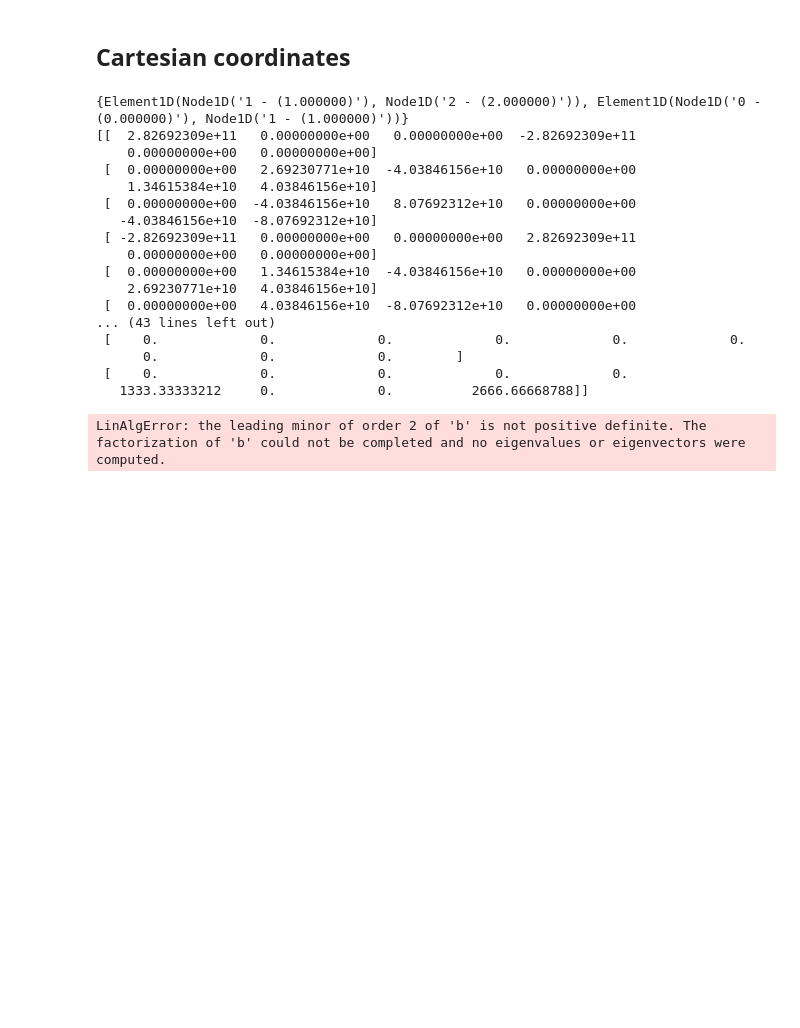
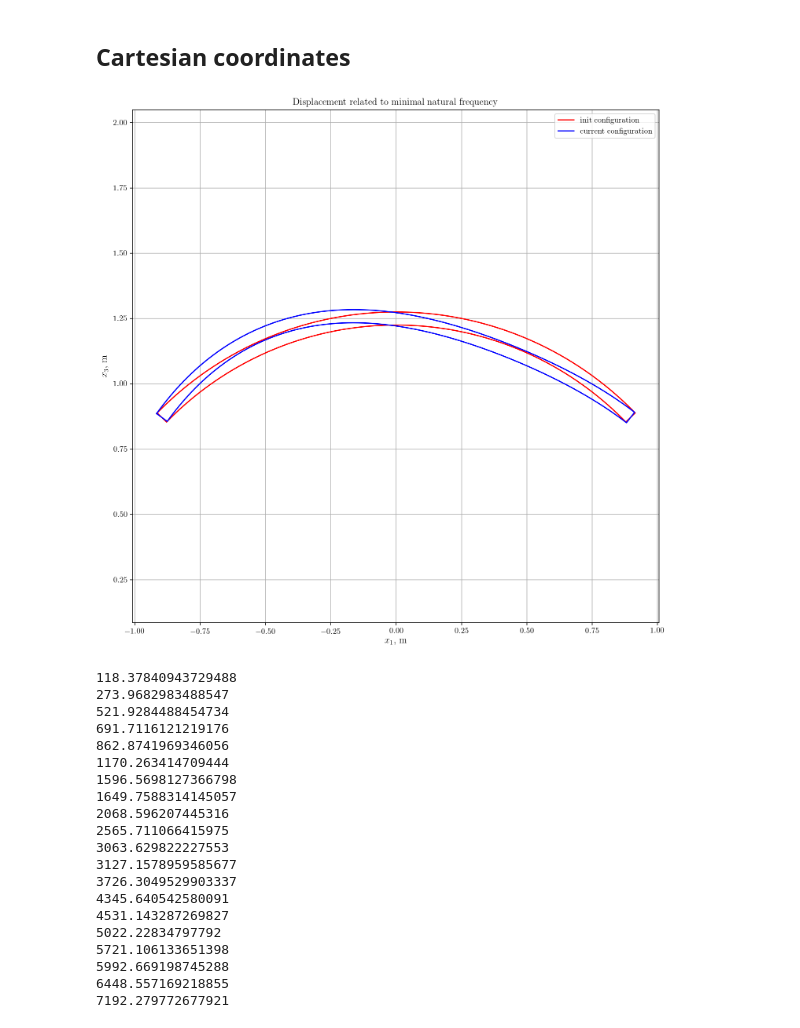
Before and after one commit to tarashor/vibrations, a Jupyter notebook: py/notebooks/LinearSolShellsFEM.ipynb, the cells around one changed output. Drawn from its saved outputs; the diff is of its cells as text; code cells hidden in the pictures; blank space fills up the shorter version.

```diff
--- a/py/notebooks/LinearSolShellsFEM.ipynb
+++ b/py/notebooks/LinearSolShellsFEM.ipynb
@@ -151,15 +160,15 @@ import fem.shell.shellsolver as s
 import fem.shell.mesh1D as me
 import plot
 
-stiffness_matrix_func = lambdify([A, K, mu, la, alpha3], S, "numpy")
-mass_matrix_func = lambdify([A, K, rho, alpha3], M, "numpy")
+stiffness_matrix_func = lambdify([A, K, mu, la, h], S_in, "numpy")
+mass_matrix_func = lambdify([A, K, rho, h], M_in, "numpy")
 
 
 def stiffness_matrix(material, geometry, x1, x2, x3):
-    return stiffness_matrix_func(1, curvature, material.mu(), material.lam(), x3)
+    return stiffness_matrix_func(1, curvature, material.mu(), material.lam(), thickness)
 
 def mass_matrix(material, geometry, x1, x2, x3):
-    return mass_matrix_func(1, curvature, material.rho, x3)
+    return mass_matrix_func(1, curvature, material.rho, thickness)
 
 
 
@@ -179,12 +188,7 @@ def solve(geometry, thickness, linear, N_width, N_height):
     layers = generate_layers(thickness, layers_count, mat.IsotropicMaterial.steel())
     model = m.Model(geometry, layers, m.Model.FIXED_BOTTOM_LEFT_RIGHT_POINTS)
     mesh = me.Mesh1D.generate(width, layers, N_width, m.Model.FIXED_BOTTOM_LEFT_RIGHT_POINTS)
-    print(mesh.elements)
-#     if (linear):
     lam, vec = s.solve(model, mesh, stiffness_matrix, mass_matrix)
-#     else:
-#         lam, vec = s.solve_nl(model, mesh, stiffness_matrix, mass_matrix, stiffness_matrix_nl)
-
 
     return lam, vec, mesh, geometry
 
@@ -194,60 +198,63 @@ def solve(geometry, thickness, linear, N_width, N_height):
 # curvature = 1/r
 
 width = 2
-curvature = 0
+curvature = 0.8
 thickness = 0.05
 
 corrugation_amplitude = 0.03
 corrugation_frequency = 20
 
 # geometry = g.CorrugatedCylindricalPlate(width, curvature, corrugation_amplitude, corrugation_frequency)
-# geometry = g.CylindricalPlate(width, curvature)
-geometry = g.Plate(width)
+geometry = g.CylindricalPlate(width, curvature)
+# geometry = g.Plate(width)
 
-N_width = 2
+N_width = 100
 N_height = 4
 
 
 lam, vec, mesh, geometry = solve(geometry, thickness, False, N_width, N_height)
 results = s.convert_to_results(lam, vec, mesh, geometry)
 
 results_index = 0
 
 # plot.plot_mesh(results[results_index].mesh, width, thickness)
 
 # plot.plot_deformed_mesh(results[results_index], width, thickness)
 
 plot.plot_init_and_deformed_geometry(results[results_index], 0, width, -thickness / 2, thickness / 2, 0)
 
 #    plot.plot_init_geometry(results[results_index].geometry, 0, width, -thickness / 2, thickness / 2, 0)
 
 #    for i in range(6):
 #        plot.plot_strain_2(results[results_index], N, M, 0, width, -thickness / 2, thickness / 2, 0, i)
 #        plot.plot_strain(results[results_index], 0, width, -thickness / 2, thickness / 2, 0, i)
 
 
 to_print = 20
 if (len(results) < to_print):
     to_print = len(results)
 
 for i in range(to_print):
     print(results[i].rad_per_sec_to_Hz(results[i].freq))
 # %% [output]
+[figure, added]
-{Element1D(Node1D('1 - (1.000000)'), Node1D('2 - (2.000000)')), Element1D(Node1D('0 - (0.000000)'), Node1D('1 - (1.000000)'))}
-[[  2.82692309e+11   0.00000000e+00   0.00000000e+00  -2.82692309e+11
-    0.00000000e+00   0.00000000e+00]
- [  0.00000000e+00   2.69230771e+10  -4.03846156e+10   0.00000000e+00
-    1.34615384e+10   4.03846156e+10]
- [  0.00000000e+00  -4.03846156e+10   8.07692312e+10   0.00000000e+00
-   -4.03846156e+10  -8.07692312e+10]
- [ -2.82692309e+11   0.00000000e+00   0.00000000e+00   2.82692309e+11
-    0.00000000e+00   0.00000000e+00]
- [  0.00000000e+00   1.34615384e+10  -4.03846156e+10   0.00000000e+00
-    2.69230771e+10   4.03846156e+10]
- [  0.00000000e+00   4.03846156e+10  -8.07692312e+10   0.00000000e+00
-... (43 lines left out)
- [    0.             0.             0.             0.             0.             0.
-      0.             0.             0.        ]
- [    0.             0.             0.             0.             0.
-   1333.33333212     0.             0.          2666.66668788]]
+118.37840943729488
+273.9682983488547
+521.9284488454734
+691.7116121219176
+862.8741969346056
+1170.263414709444
+1596.5698127366798
+1649.7588314145057
+2068.596207445316
+2565.711066415975
+3063.629822227553
+3127.1578959585677
+3726.3049529903337
+4345.640542580091
+4531.143287269827
+5022.22834797792
+5721.106133651398
+5992.669198745288
+6448.557169218855
+7192.279772677921
-LinAlgError: the leading minor of order 2 of 'b' is not positive definite. The factorization of 'b' could not be completed and no eigenvalues or eigenvectors were computed.
```
Also changed, not shown: parts of 4 cells of this notebook, 3 other files.
